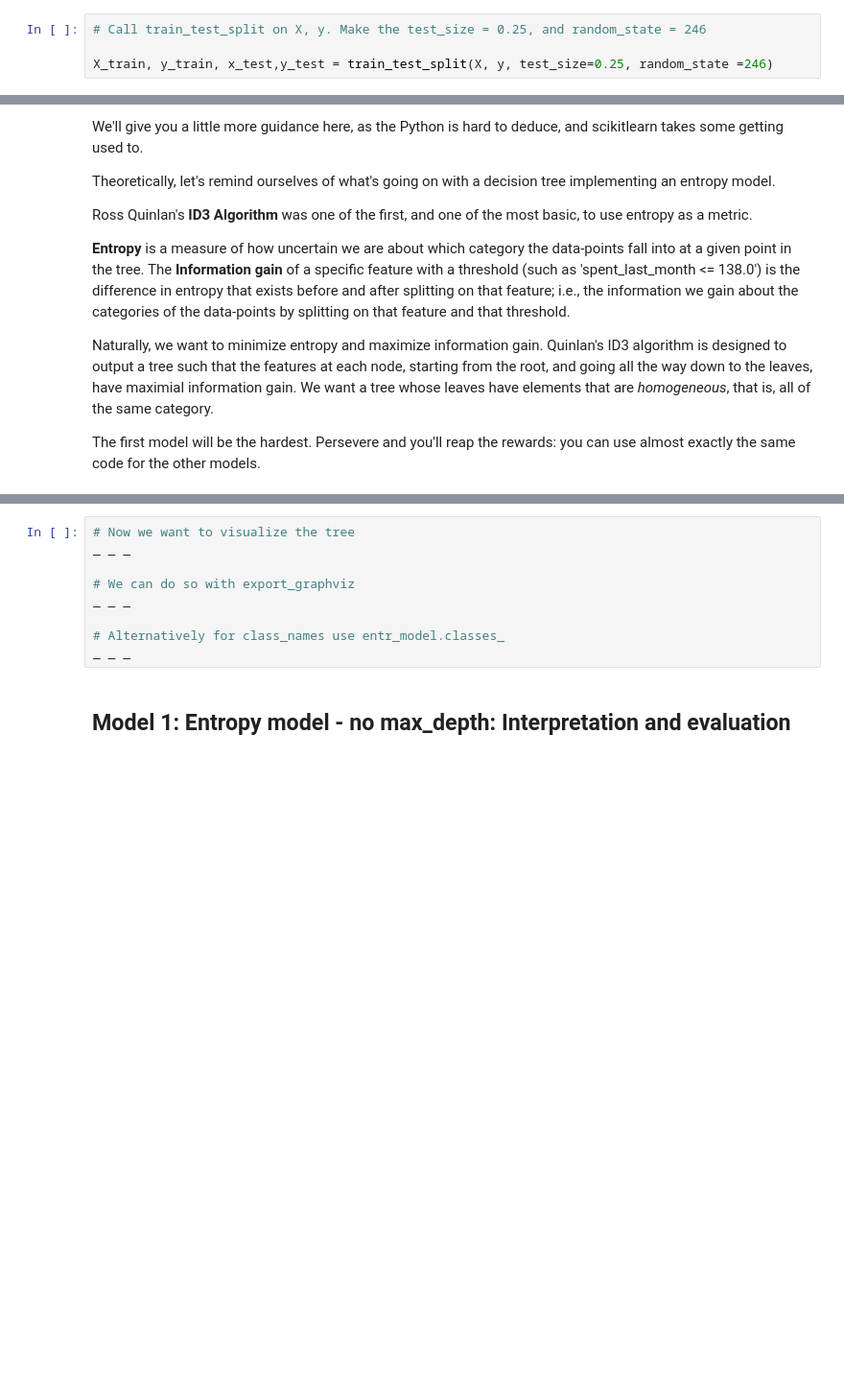
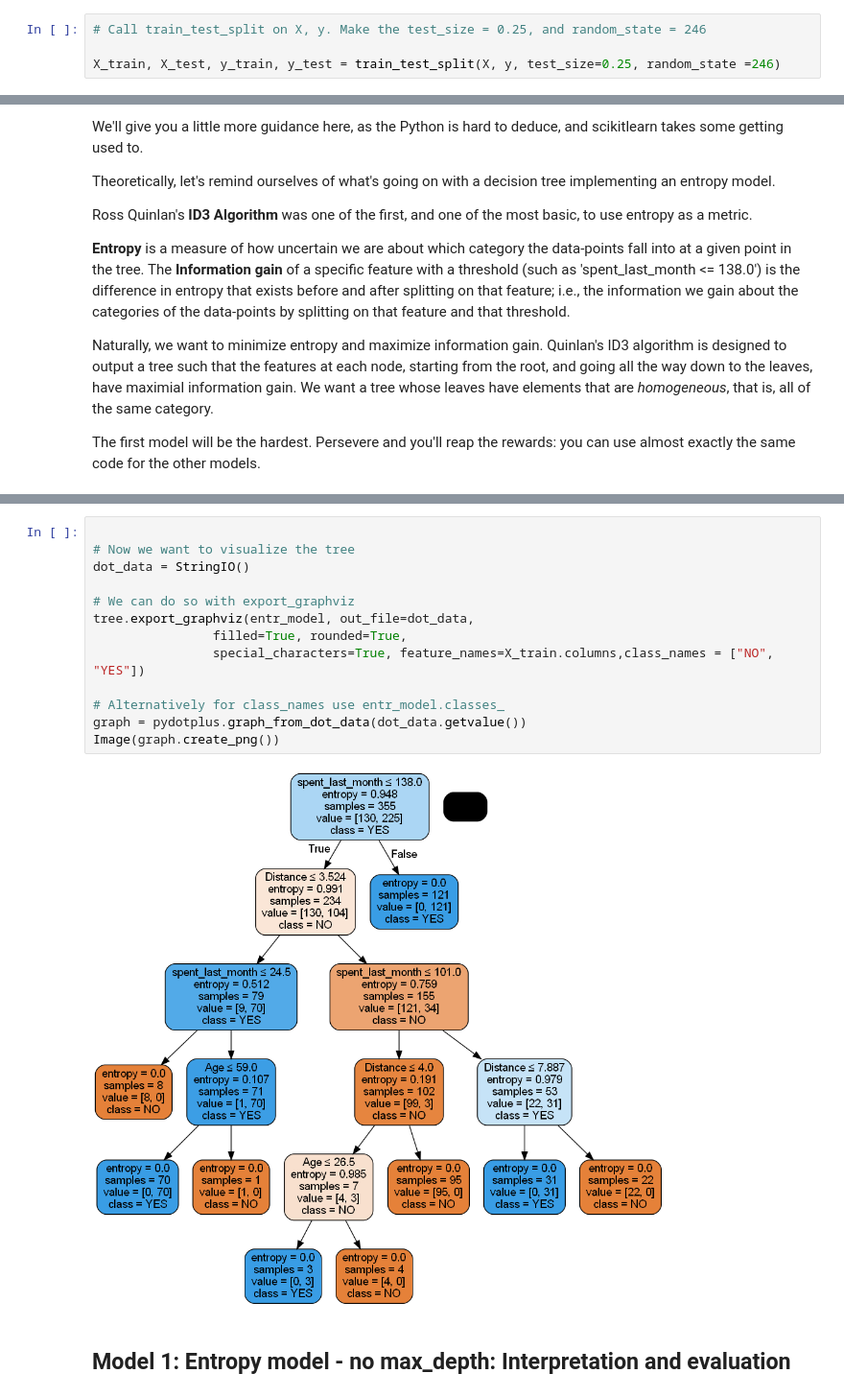
Before and after one commit to aerbsen/Springboard, a Jupyter notebook: Case Studies/Springboard Decision Tree Specialty Coffee Case Study - Tier 3.ipynb, the cells around one changed output, grey strips where cells are left out. Shown at 96% size. Cells and saved outputs as stored; diff of their text form; blank space fills up the shorter version.

```diff
--- a/Case Studies/Springboard Decision Tree Specialty Coffee Case Study - Tier 3.ipynb
+++ b/Case Studies/Springboard Decision Tree Specialty Coffee Case Study - Tier 3.ipynb
@@ -352,7 +352,7 @@ X
 # %%
 # Call train_test_split on X, y. Make the test_size = 0.25, and random_state = 246
 
-X_train, y_train, x_test,y_test = train_test_split(X, y, test_size=0.25, random_state =246)
+X_train, X_test, y_train, y_test = train_test_split(X, y, test_size=0.25, random_state =246)
 # %% [markdown]
 # 3. Modelling
 It's useful to look at the scikit-learn documentation on decision trees https://scikit-learn.org/stable/modules/tree.html before launching into applying them. If you haven't seen them before, take a look at that link, in particular the section `1.10.5.`
@@ -390,12 +390,18 @@ ValueError: Unknown label type: 'continuous-multioutput'
 # %%
+
 # Now we want to visualize the tree
-_ _ _
+dot_data = StringIO()
 
 # We can do so with export_graphviz
-_ _ _
+tree.export_graphviz(entr_model, out_file=dot_data,
+                filled=True, rounded=True,
+                special_characters=True, feature_names=X_train.columns,class_names = ["NO", "YES"])
 
 # Alternatively for class_names use entr_model.classes_
-_ _ _
+graph = pydotplus.graph_from_dot_data(dot_data.getvalue())
+Image(graph.create_png())
+# %% [output]
+[figure, added]
 # %% [markdown]
 ## Model 1: Entropy model - no max_depth: Interpretation and evaluation
 # %%
```
Also changed, not shown: parts of 34 cells of this notebook.
